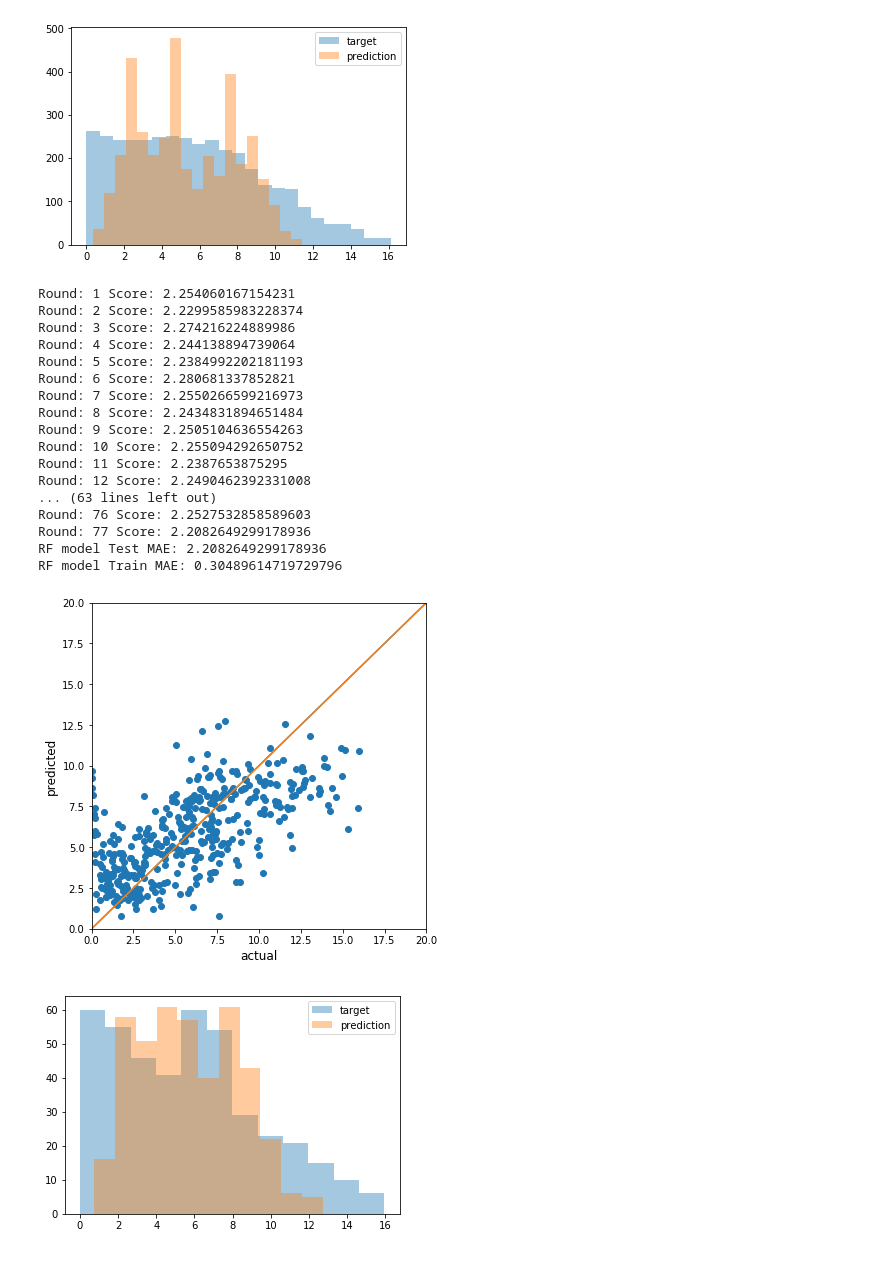
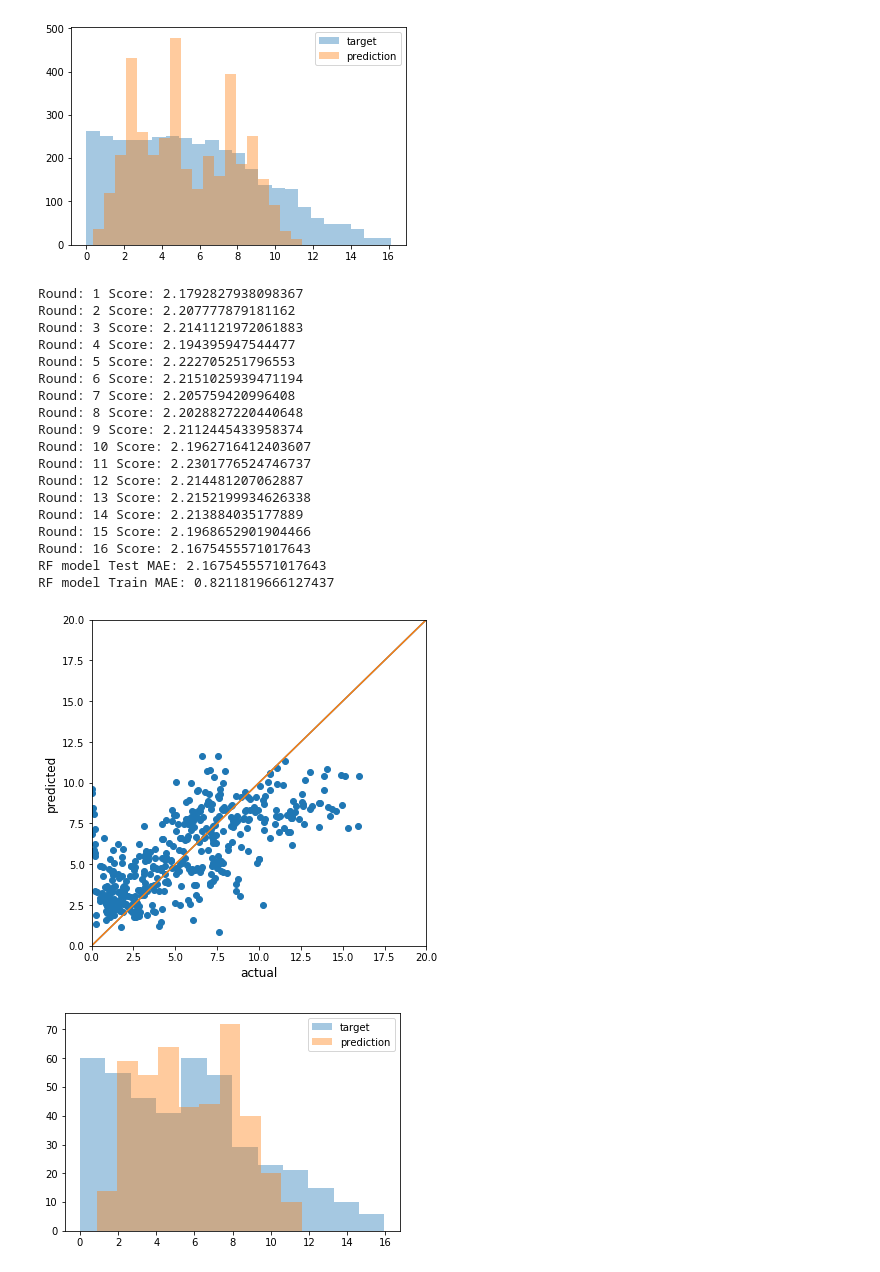
Before and after one commit to saryazdi/Kaggle-Earthquake-Prediction-LANL, a Jupyter notebook: FeatureBasedRegressors.ipynb, the cells around one changed output. Cells and saved outputs as stored; diff of their text form; code cells hidden in the pictures.

```diff
--- a/FeatureBasedRegressors.ipynb
+++ b/FeatureBasedRegressors.ipynb
@@ -190,9 +190,9 @@ from sklearn.ensemble import RandomForestRegressor
 test_score = 10
 rounds = 1
 
-RF_Model = RandomForestRegressor(n_estimators=50, min_samples_split = 2, min_samples_leaf=2, max_features= .58,
-                                     bootstrap = False, n_jobs=-1, oob_score=False)
-while(test_score > 2.22):
+RF_Model = RandomForestRegressor(n_estimators=75, min_samples_split = 2, min_samples_leaf=1, max_features= None,
+                                     bootstrap = True, n_jobs=-1, oob_score=False)
+while(test_score > 2.17 and rounds <= 31):
     RF_Model.fit(train_X,train_y)
 
     RF_predictions = RF_Model.predict(test_X)
@@ -210,42 +210,43 @@ score = mean_absolute_error(train_y, RF_train_predictions)
 
 print("RF model Train MAE: " + str(score))
 # %% [output]
-Round: 1 Score: 2.254060167154231
-Round: 2 Score: 2.2299585983228374
-Round: 3 Score: 2.274216224889986
-Round: 4 Score: 2.244138894739064
-Round: 5 Score: 2.2384992202181193
-Round: 6 Score: 2.280681337852821
-Round: 7 Score: 2.2550266599216973
-Round: 8 Score: 2.2434831894651484
-Round: 9 Score: 2.2505104636554263
-Round: 10 Score: 2.255094292650752
-Round: 11 Score: 2.2387653875295
-Round: 12 Score: 2.2490462392331008
-... (63 lines left out)
-Round: 76 Score: 2.2527532858589603
-Round: 77 Score: 2.2082649299178936
-RF model Test MAE: 2.2082649299178936
-RF model Train MAE: 0.30489614719729796
+Round: 1 Score: 2.1792827938098367
+Round: 2 Score: 2.207777879181162
+Round: 3 Score: 2.2141121972061883
+Round: 4 Score: 2.194395947544477
+Round: 5 Score: 2.222705251796553
+Round: 6 Score: 2.2151025939471194
+Round: 7 Score: 2.205759420996408
+Round: 8 Score: 2.2028827220440648
+Round: 9 Score: 2.2112445433958374
+Round: 10 Score: 2.1962716412403607
+Round: 11 Score: 2.2301776524746737
+Round: 12 Score: 2.214481207062887
+Round: 13 Score: 2.2152199934626338
+Round: 14 Score: 2.213884035177889
+Round: 15 Score: 2.1968652901904466
+Round: 16 Score: 2.1675455571017643
+RF model Test MAE: 2.1675455571017643
+RF model Train MAE: 0.8211819666127437
 # %%
 # Predictions vs actual values
 plt.figure(figsize=(6, 6))
 plt.scatter(test_y, RF_predictions)
 plt.xlim(0, 20)
 plt.ylim(0, 20)
 plt.xlabel('actual', fontsize=12)
 plt.ylabel('predicted', fontsize=12)
 plt.plot([(0, 0), (20, 20)], [(0, 0), (20, 20)])
 plt.show()
 
-
+sns.set_color_codes()
 # Hist plot
-sns.distplot(test_y, kde=False, label='target');
+sns.distplot(test_y,  kde=False, label='target');
 sns.distplot(RF_predictions, kde=False, label='prediction');
 plt.legend();
 # %% [output]
-[figure, old version]
+[figure, new version]
-[figure, old version]
+[figure, new version]
 # %%
 # Predictions vs actual values
 plt.figure(figsize=(6, 6))
```
Also changed, not shown: parts of 13 cells of this notebook.
